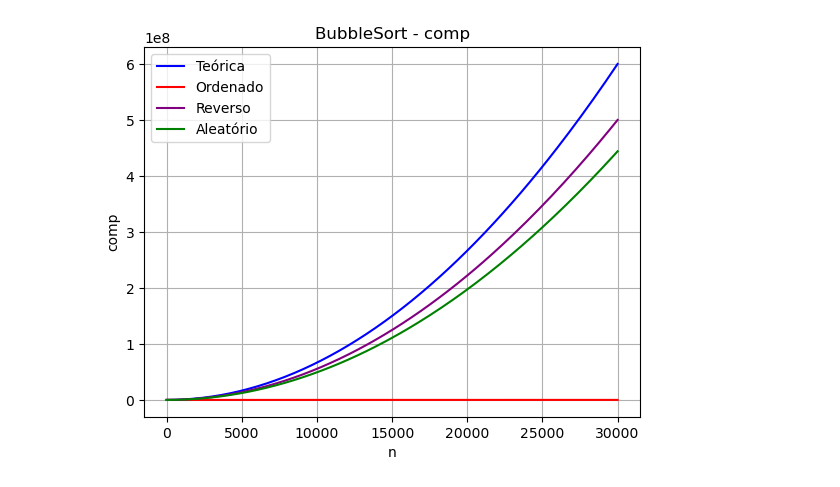
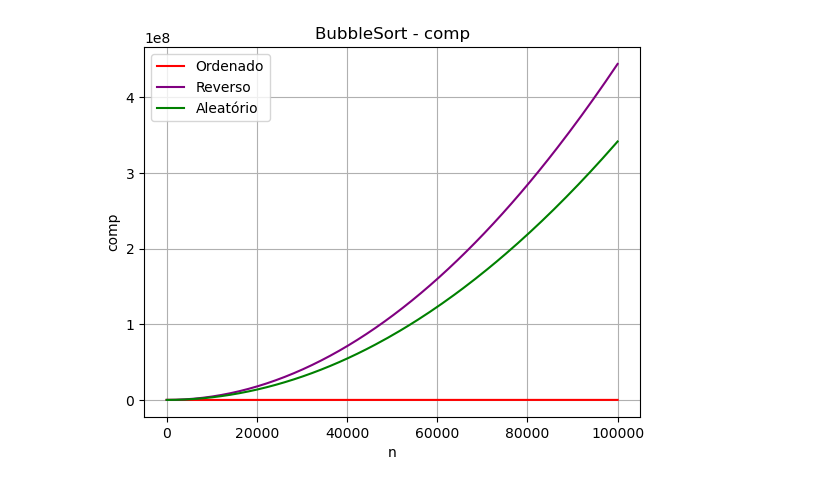
Before and after one commit to Nickson8/Mais-Ord, a Jupyter notebook: graficos.ipynb, the cells around one changed output. Drawn from its saved outputs; the diff is of its cells as text; code cells hidden in the pictures.

```diff
--- a/graficos.ipynb
+++ b/graficos.ipynb
@@ -4,39 +4,39 @@ import numpy as np
 from scipy.special import gamma
 import pandas as pd
 
 nome = "BubbleSort"
 tipo = "comp"
 df = pd.read_csv(f"./{nome}_metrics/{nome}_{tipo}_metrics.csv")
 
 # Generate x values
-x = np.linspace(1, 30000, 150)  # 1000 points between 1 and 20 for smoothness
+x = np.linspace(1, 100000, 150)  # 1000 points between 1 and 20 for smoothness
 
 # Calculate the factorial of each x value
-y = [((i**2)/1.5) for i in x]
+y = [(i**2)/4000000000 for i in x]
 y2 = [((i**2)/1.8) for i in x]
-y_ord = df["Ordered"]
-y_rev = df["Reversed"]
-y_ale = df["Randomized"]
+y_ord = [i for i in df["Ordered"]]
+y_rev = [i for i in df["Reversed"]]
+y_ale = [i/1.3 for i in df["Randomized"]]
 
 # Plotting
-plt.plot(x, y, marker='', linestyle='-', color='b', label='Teórica')  # Blue line
+#plt.plot(x, y, marker='', linestyle='-', color='b', label='Teórica')  # Blue line
 plt.plot(x, y_ord, marker='', linestyle='-', color='r', label='Ordenado')  # Red line
-plt.plot(x, y2, marker='', linestyle='-', color='purple', label='Reverso')  # Red line
+plt.plot(x, y_rev, marker='', linestyle='-', color='purple', label='Reverso')  # Red line
 plt.plot(x, y_ale, marker='', linestyle='-', color='g', label='Aleatório')  # Red line
 
 # Labels and title
 plt.xlabel('n')
 #plt.xticks(np.arange(1, 100 + 1, 1))  # Set x-ticks from 1 to 20, stepping by 1
 plt.ylabel(tipo)
 plt.title(f"{nome} - {tipo}")
 
 # Add legend and grid
 plt.legend()  # Show the legend with the labels 'Força Bruta' and 'Extra'
 plt.grid(True)
 
-plt.savefig(f"{nome}_metrics/{nome.lower()[0:-4]}_{tipo}.png", bbox_inches='tight')
+plt.savefig(f"{nome}_metrics/{nome.lower()}_{tipo}.png", bbox_inches='tight')
 
 # Show plot
 plt.show()
 # %% [output]
-[figure, old version]
+[figure, new version]
```
Also changed, not shown: 47 other files.
